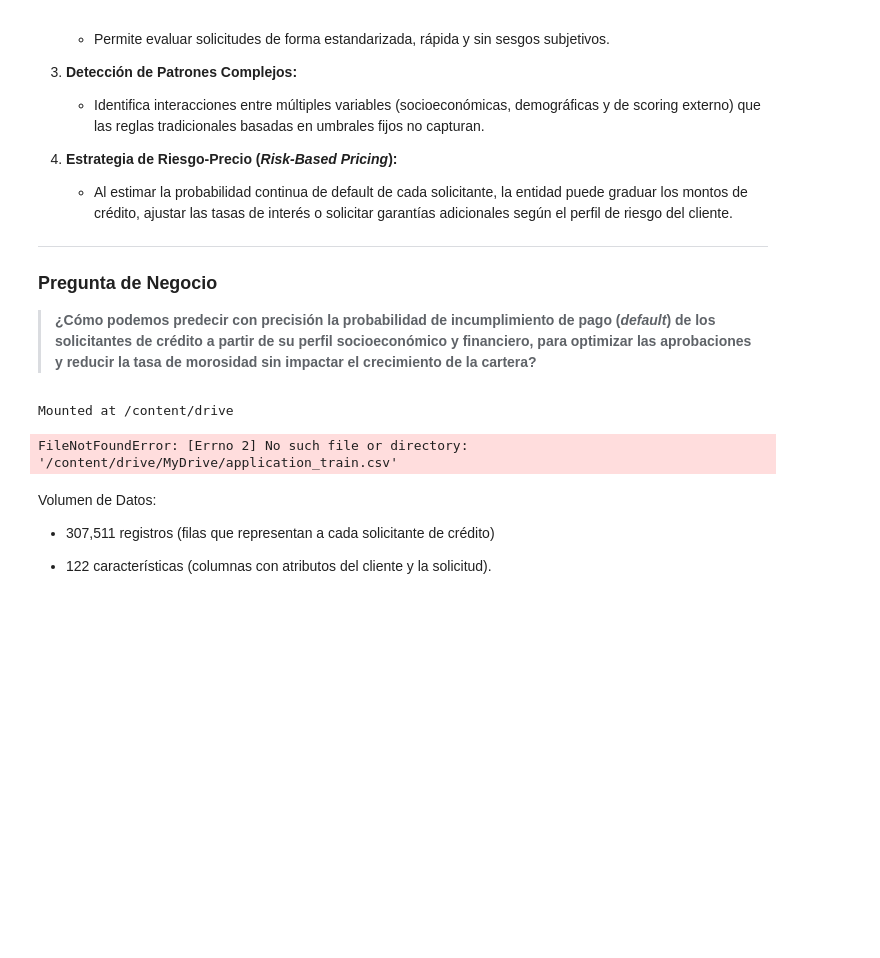
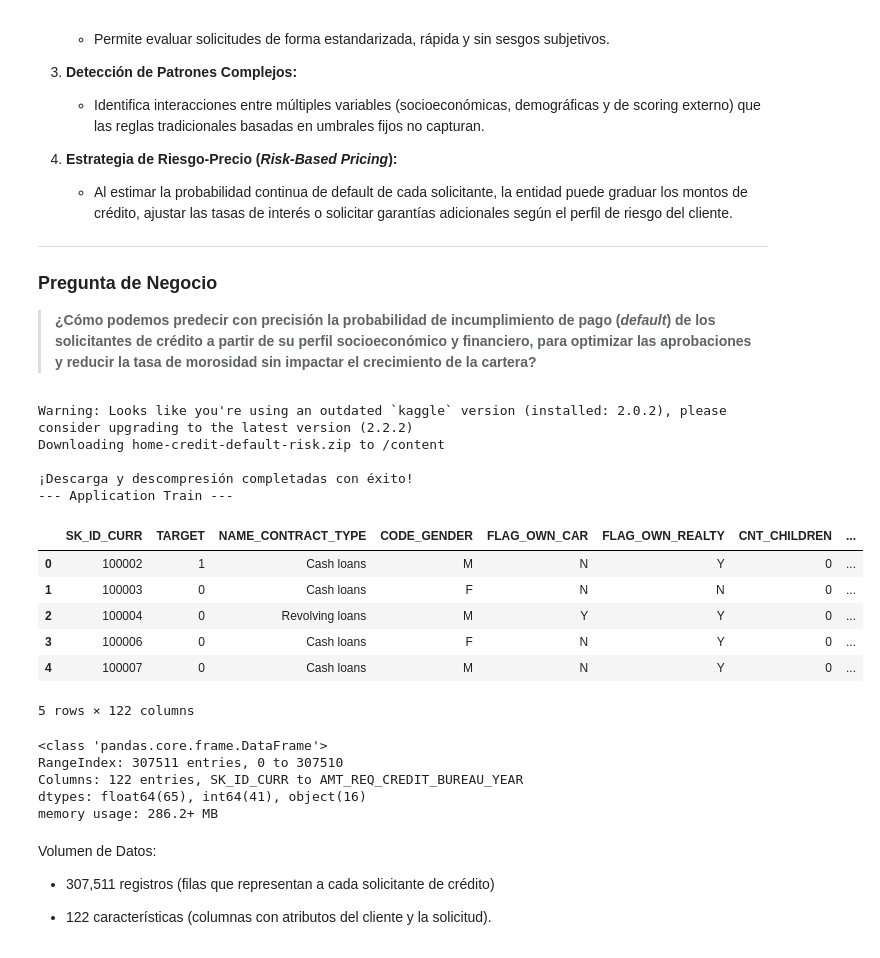
Before and after one commit to nanomelk/Analista-de-Datos-II, a Jupyter notebook: ABP2_Home_Credit_Default_Risk.ipynb, the cells around one changed output. Cells and saved outputs as stored; diff of their text form; code cells hidden in the pictures; blank space fills up the shorter version.

```diff
--- a/ABP2_Home_Credit_Default_Risk.ipynb
+++ b/ABP2_Home_Credit_Default_Risk.ipynb
@@ -42,8 +42,8 @@ La implementación de una solución basada en aprendizaje automático aporta un
 > **¿Cómo podemos predecir con precisión la probabilidad de incumplimiento de pago (*default*) de los solicitantes de crédito a partir de su perfil socioeconómico y financiero, para optimizar las aprobaciones y reducir la tasa de morosidad sin impactar el crecimiento de la cartera?**
 # %%
 #Montar Google Drive en Colab
-from google.colab import drive
-drive.mount('/content/drive')
+#from google.colab import drive
+#drive.mount('/content/drive')
 
 # Importar las librerías principales de Ciencia de Datos
 import pandas as pd
@@ -54,11 +54,48 @@ import seaborn as sns
 # Configuración visual básica
 %matplotlib inline
 pd.set_option('display.max_columns', None)
-# %% [output]
-Mounted at /content/drive
-# %%
-# Carga del archivo directamente desde el Drive
-HomeCredit_CD = pd.read_csv('/content/drive/MyDrive/application_train.csv')
-# %% [output]
-FileNotFoundError: [Errno 2] No such file or directory: '/content/drive/MyDrive/application_train.csv'
+# %%
+import os
+import pandas as pd
+from IPython.display import display
+
+# 1. Configurar el token de la API de Kaggle
+os.environ['KAGGLE_API_TOKEN'] = "KGAT_beeea6ac31f6e1690b6f694660ebd8df"
+
+# 2. Instalar la librería oficial de Kaggle y descargar el dataset
+!pip install -q kaggle
+!kaggle competitions download -c home-credit-default-risk
+
+# 3. Descomprimir los archivos
+!unzip -q home-credit-default-risk.zip
+print("¡Descarga y descompresión completadas con éxito!")
+
+# 4. Cargar todos los DataFrames
+df_train = pd.read_csv('application_train.csv')
+df_test = pd.read_csv('application_test.csv')
+df_prev_app = pd.read_csv('previous_application.csv')
+df_pos_cash = pd.read_csv('POS_CASH_balance.csv')
+df_installments = pd.read_csv('installments_payments.csv')
+df_credit_card = pd.read_csv('credit_card_balance.csv')
+df_bureau = pd.read_csv('bureau.csv')
+df_bureau_balance = pd.read_csv('bureau_balance.csv')
+df_sub = pd.read_csv('sample_submission.csv')
+df_columns_desc = pd.read_csv('HomeCredit_columns_description.csv', encoding='latin1')
+
+# 5. Visualizar las primeras filas
+print("--- Application Train ---")
+display(df_train.head())
+# %% [output]
+Warning: Looks like you're using an outdated `kaggle` version (installed: 2.0.2), please consider upgrading to the latest version (2.2.2)
+Downloading home-credit-default-risk.zip to /content
+
+¡Descarga y descompresión completadas con éxito!
+--- Application Train ---
+|  | SK_ID_CURR | TARGET | NAME_CONTRACT_TYPE | CODE_GENDER | FLAG_OWN_CAR | FLAG_OWN_REALTY | CNT_CHILDREN | ... |
+| 0 | 100002 | 1 | Cash loans | M | N | Y | 0 | ... |
+| 1 | 100003 | 0 | Cash loans | F | N | N | 0 | ... |
+| 2 | 100004 | 0 | Revolving loans | M | Y | Y | 0 | ... |
+| 3 | 100006 | 0 | Cash loans | F | N | Y | 0 | ... |
+| 4 | 100007 | 0 | Cash loans | M | N | Y | 0 | ... |
+5 rows × 122 columns
 # %%
@@ -100,5 +137,11 @@ drive.mount('/content/drive')
 # %%
-HomeCredit_CD.info()
+df_train.info()
+# %% [output]
+<class 'pandas.core.frame.DataFrame'>
+RangeIndex: 307511 entries, 0 to 307510
+Columns: 122 entries, SK_ID_CURR to AMT_REQ_CREDIT_BUREAU_YEAR
+dtypes: float64(65), int64(41), object(16)
+memory usage: 286.2+ MB
 # %%
 # DETECCION DE NULOS
 # ESTA FUNCIÓN CREA UN DATASET CON INFORMACIÓN DE CADA CAMPO, SIMILAR A INFO Y LO GUARDA EN UN ARCHIVO
```
Also changed, not shown: parts of 11 cells of this notebook.
